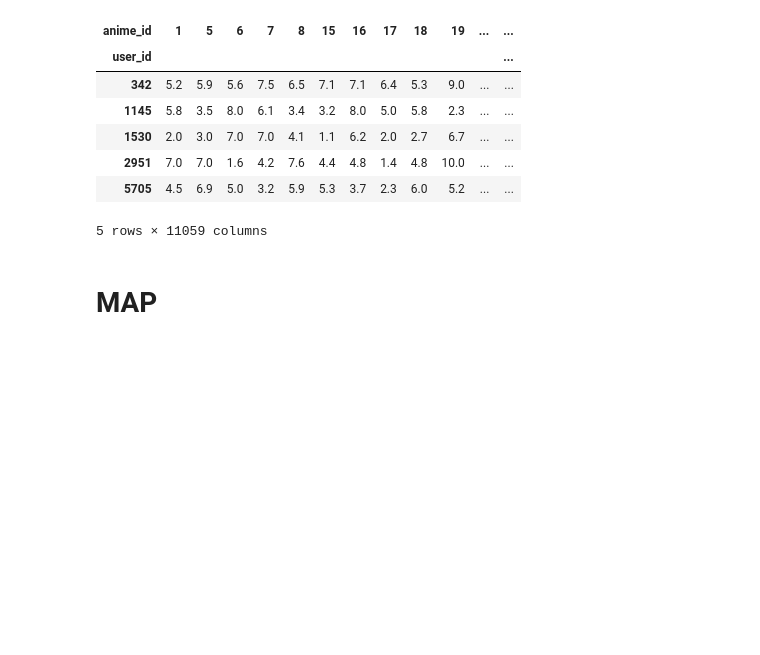
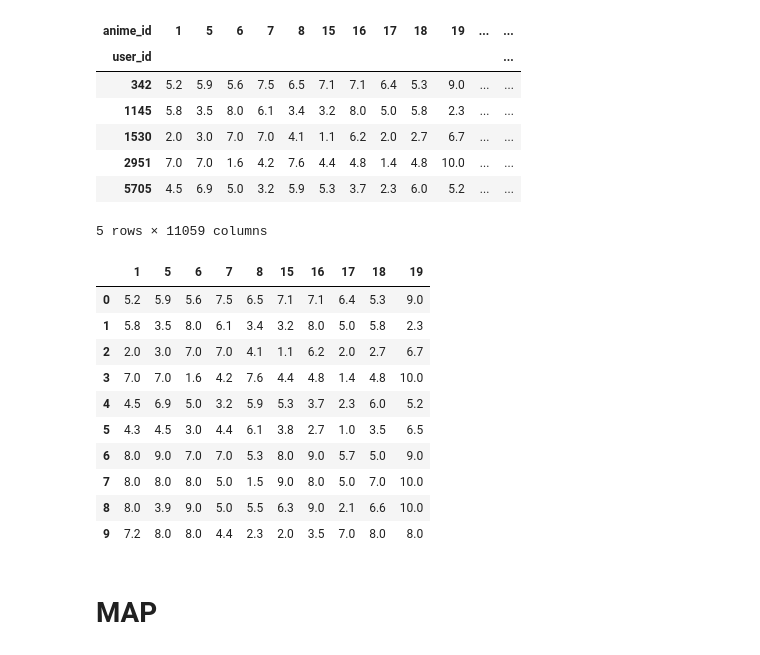
Before and after one commit to wq1701/mlpp_final, a Jupyter notebook: anime_recommendation.ipynb, the cells around one changed output. Saved outputs shown, nothing was run; the diff lists cells and outputs as text; code cells hidden in the pictures; blank space fills up the shorter version.

Commit message:
use a small matrix to test the model using MAP estimation

```diff
--- a/anime_recommendation.ipynb
+++ b/anime_recommendation.ipynb
@@ -145,5 +146,20 @@ def train_via_opt(model, guide, lr=0.05):
         if step % 250 == 0:
             print('[iter {}]  loss: {:.4f}'.format(step, loss))
+# %%
+anime_matrix_small = anime_matrix.iloc[:10,:10]
+anime_matrix_small
+# %% [output]
+|  | 1 | 5 | 6 | 7 | 8 | 15 | 16 | 17 | 18 | 19 |
+| 0 | 5.2 | 5.9 | 5.6 | 7.5 | 6.5 | 7.1 | 7.1 | 6.4 | 5.3 | 9.0 |
+| 1 | 5.8 | 3.5 | 8.0 | 6.1 | 3.4 | 3.2 | 8.0 | 5.0 | 5.8 | 2.3 |
+| 2 | 2.0 | 3.0 | 7.0 | 7.0 | 4.1 | 1.1 | 6.2 | 2.0 | 2.7 | 6.7 |
+| 3 | 7.0 | 7.0 | 1.6 | 4.2 | 7.6 | 4.4 | 4.8 | 1.4 | 4.8 | 10.0 |
+| 4 | 4.5 | 6.9 | 5.0 | 3.2 | 5.9 | 5.3 | 3.7 | 2.3 | 6.0 | 5.2 |
+| 5 | 4.3 | 4.5 | 3.0 | 4.4 | 6.1 | 3.8 | 2.7 | 1.0 | 3.5 | 6.5 |
+| 6 | 8.0 | 9.0 | 7.0 | 7.0 | 5.3 | 8.0 | 9.0 | 5.7 | 5.0 | 9.0 |
+| 7 | 8.0 | 8.0 | 8.0 | 5.0 | 1.5 | 9.0 | 8.0 | 5.0 | 7.0 | 10.0 |
+| 8 | 8.0 | 3.9 | 9.0 | 5.0 | 5.5 | 6.3 | 9.0 | 2.1 | 6.6 | 10.0 |
+| 9 | 7.2 | 8.0 | 8.0 | 4.4 | 2.3 | 2.0 | 3.5 | 7.0 | 8.0 | 8.0 |
 # %%
 # Utility function to print latent sites' quantile information.
 def summary(samples):
```
Also changed, not shown: parts of 11 cells of this notebook.
